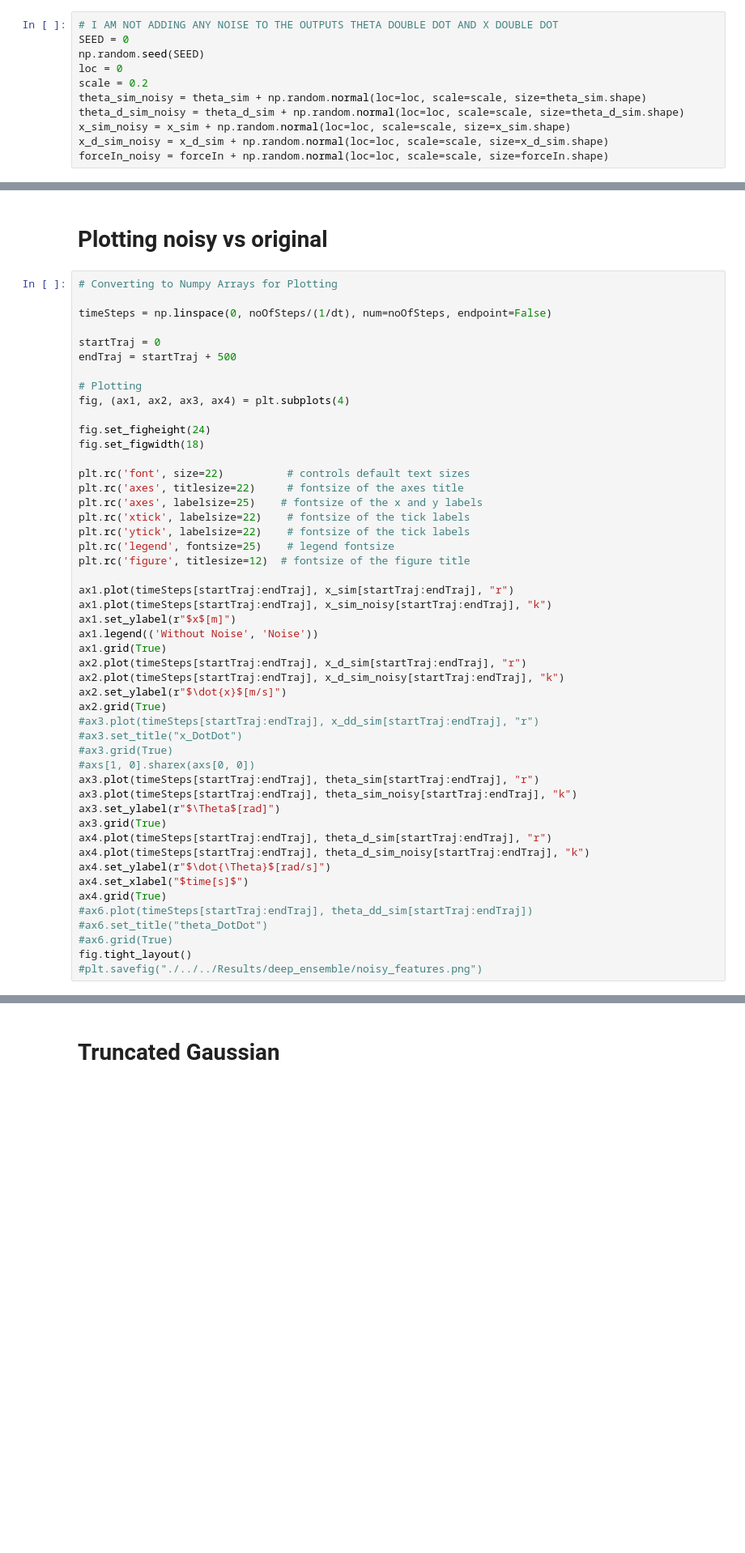
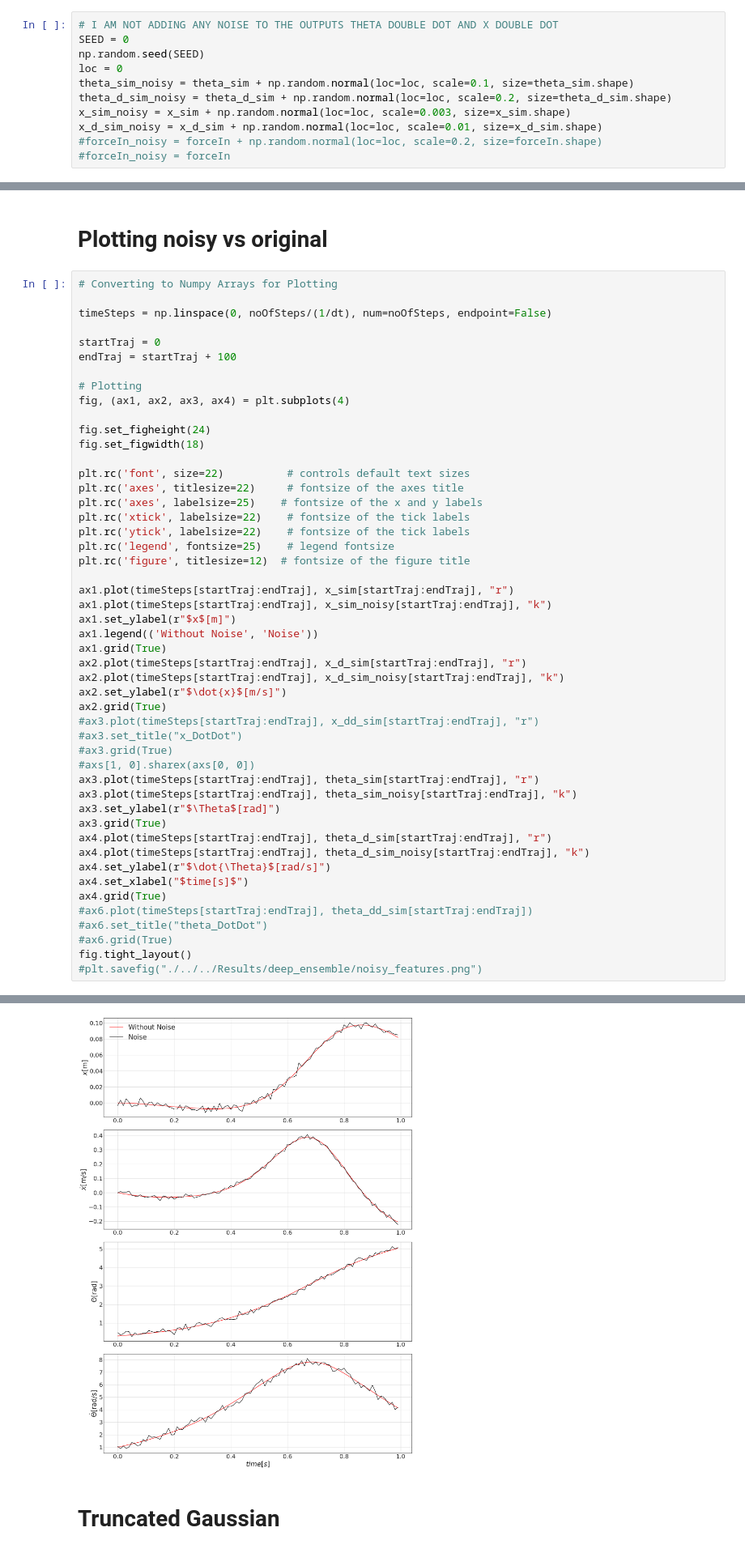
Before and after one commit to coordinated-systems-lab/UncQuanNASA, a Jupyter notebook: Data/Code/noisyDataGeneration.ipynb, the cells around one changed output, grey strips where cells are left out. Shown at 81% size. Cells and saved outputs as stored; diff of their text form; blank space fills up the shorter version.

Commit message:
added new plots and models

```diff
--- a/Data/Code/noisyDataGeneration.ipynb
+++ b/Data/Code/noisyDataGeneration.ipynb
@@ -120,12 +120,12 @@ Text(0.5, 1.0, 'A single plot')
 SEED = 0
 np.random.seed(SEED)
 loc = 0
-scale = 0.2
-theta_sim_noisy = theta_sim + np.random.normal(loc=loc, scale=scale, size=theta_sim.shape)
-theta_d_sim_noisy = theta_d_sim + np.random.normal(loc=loc, scale=scale, size=theta_d_sim.shape)
-x_sim_noisy = x_sim + np.random.normal(loc=loc, scale=scale, size=x_sim.shape)
-x_d_sim_noisy = x_d_sim + np.random.normal(loc=loc, scale=scale, size=x_d_sim.shape)
-forceIn_noisy = forceIn + np.random.normal(loc=loc, scale=scale, size=forceIn.shape)
+theta_sim_noisy = theta_sim + np.random.normal(loc=loc, scale=0.1, size=theta_sim.shape)
+theta_d_sim_noisy = theta_d_sim + np.random.normal(loc=loc, scale=0.2, size=theta_d_sim.shape)
+x_sim_noisy = x_sim + np.random.normal(loc=loc, scale=0.003, size=x_sim.shape)
+x_d_sim_noisy = x_d_sim + np.random.normal(loc=loc, scale=0.01, size=x_d_sim.shape)
+#forceIn_noisy = forceIn + np.random.normal(loc=loc, scale=0.2, size=forceIn.shape)
+#forceIn_noisy = forceIn
 # %% [markdown]
 # Noisy input data
 # %%
@@ -144,7 +144,7 @@ allData = np.stack((theta_sim[:-1], theta_d_sim[:-1], x_sim[:-1], x_d_sim[:-1],
 timeSteps = np.linspace(0, noOfSteps/(1/dt), num=noOfSteps, endpoint=False)
 
 startTraj = 0
-endTraj = startTraj + 500
+endTraj = startTraj + 100
 
 # Plotting
 fig, (ax1, ax2, ax3, ax4) = plt.subplots(4)
@@ -192,3 +191,4 @@ NameError: name 'np' is not defined
+[figure, added]
 # %% [markdown]
 # Truncated Gaussian
 # %%
```
Also changed, not shown: parts of 4 cells of this notebook, 38 other files.
